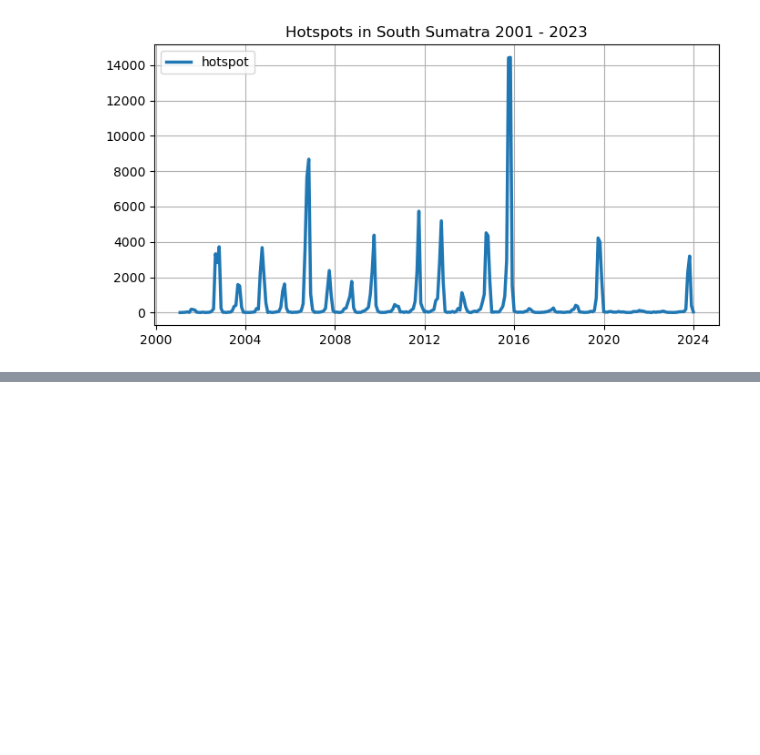
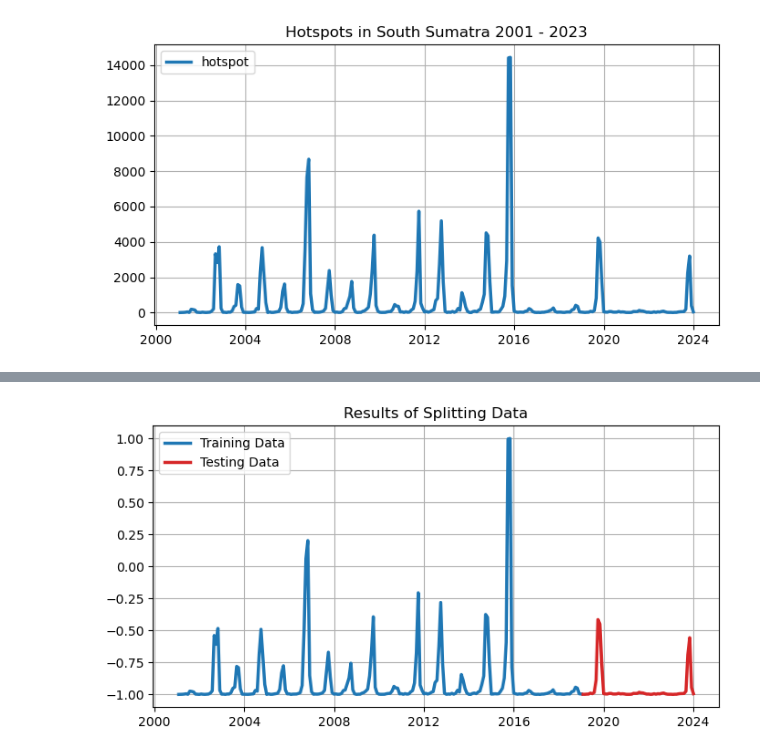
Before and after one commit to kusin/tensorflow-hotspot-v2, a Jupyter notebook: M1.ipynb, the cells around one changed output, grey strips where cells are left out. Drawn from its saved outputs; the diff is of its cells as text; code cells hidden in the pictures; blank space fills up the shorter version.

```diff
--- a/M1.ipynb
+++ b/M1.ipynb
@@ -38,0 +60,9 @@ lineplot1(x=dataset["acq_date"], y=dataset["hotspot"], label="hotspot", title="H
+# %%
+# hasil pembagian data
+lineplot2(
+  x1=dataset["acq_date"].iloc[:len(train_data)], y1= train_data, label1="Training Data",
+  x2=dataset["acq_date"].iloc[len(train_data):], y2=test_data, label2="Testing Data",
+  title="Results of Splitting Data"
+)
+# %% [output]
+[figure, added]
```
Also changed, not shown: parts of 7 cells of this notebook, 2 other files.
